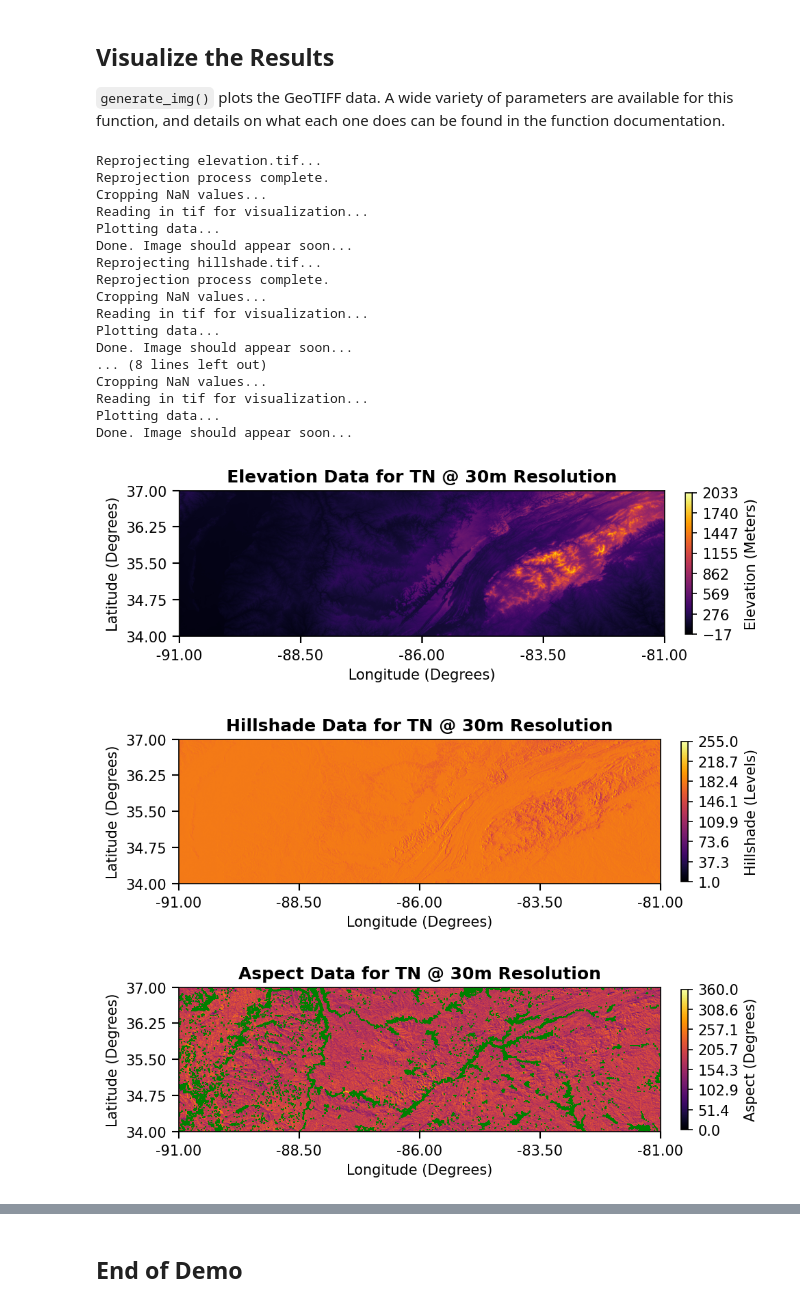
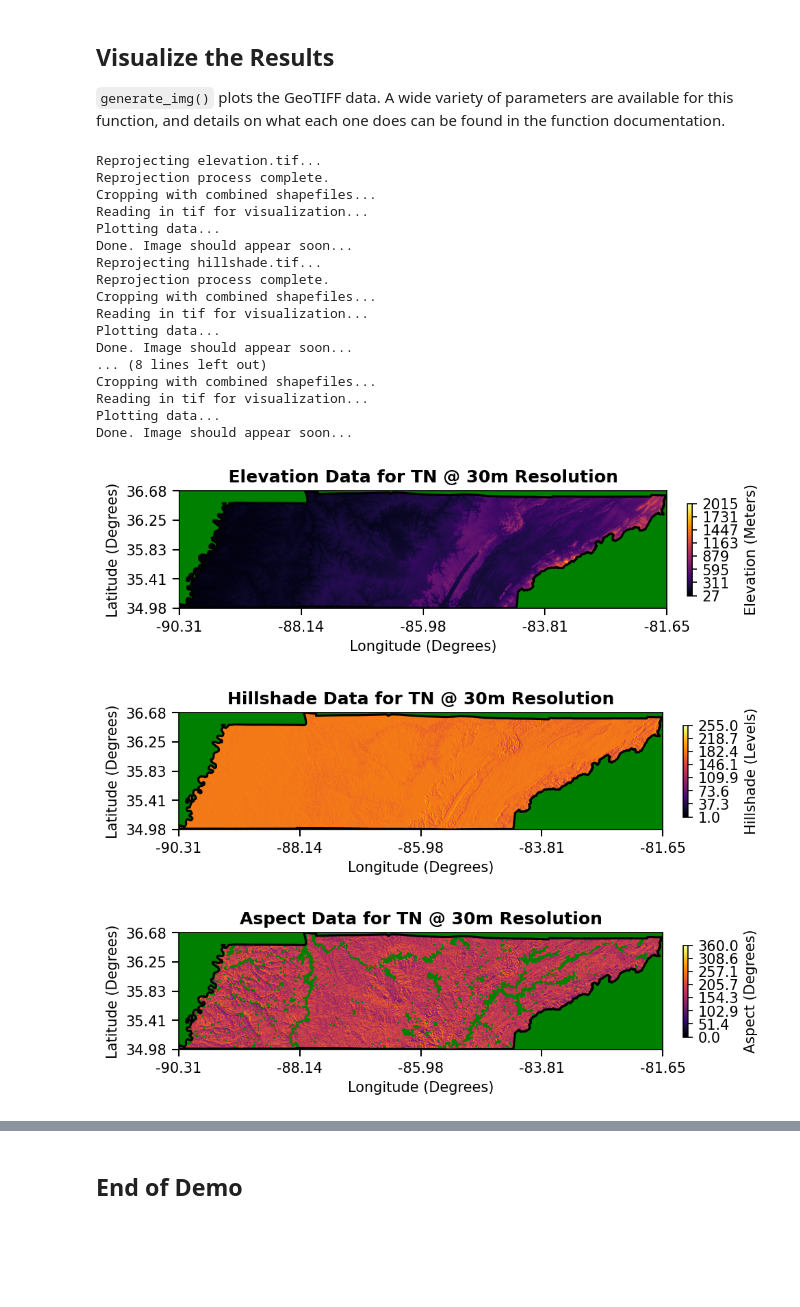
Before and after one commit to TauferLab/GEOtiled, a Jupyter notebook: demo/demo.ipynb, the cells around one changed output, grey strips where cells are left out. Saved outputs shown, nothing was run; the diff lists cells and outputs as text; code cells hidden in the pictures; blank space fills up the shorter version.

```diff
--- a/demo/demo.ipynb
+++ b/demo/demo.ipynb
@@ -38,7 +38,8 @@ In the following cell you may specify variables such as what data to download, t
 # %%
 download_list = 'download_urls'                                         # Name of file to store DEM download URLs
 bounding_box = {"xmin": -90.4,"ymin": 34.8,"xmax": -81.55,"ymax": 36.8} # Bounding box to use for DEM download
-shape_file = 'TN'                                                       # Shape file to use for DEM download and image cropping
+shape_file = ['TN']                                                     # Shape file to use for DEM download and image cropping
+params = ['all']                                                        # Comma-seperated list of parameters to compute, or 'all' to compute all
 num_tiles = 16                                                          # Number of tiles to split the DEM mosaic into
 
 data_folder = './geotiled_data/'                                        # Root folder where GEOtiled data will be stored
@@ -162,28 +164,28 @@ Mosaic process completed.
 `generate_img()` plots the GeoTIFF data. A wide variety of parameters are available for this function, and details on what each one does can be found in the function documentation.
 # %%
 # Create plots for all terrain parameters
-elev_img = geotiled.generate_img(tif='elevation', downsample=5, reproject_gcs=True, title="Elevation Data for TN @ 30m Resolution", zunit="Meter",  xyunit="Degree", ztype="Elevation")
-hill_img = geotiled.generate_img(tif='hillshade', downsample=5, reproject_gcs=True, title="Hillshade Data for TN @ 30m Resolution", zunit="Level",  xyunit="Degree", ztype="Hillshade")
-asp_img  = geotiled.generate_img(tif='aspect',    downsample=5, reproject_gcs=True, title="Aspect Data for TN @ 30m Resolution",    zunit="Degree", xyunit="Degree", ztype="Aspect")
-slp_img  = geotiled.generate_img(tif='slope',     downsample=5, reproject_gcs=True, title="Slope Data for TN @ 30m Resolution",     zunit="Degree", xyunit="Degree", ztype="Slope")
+elev_img = geotiled.generate_img(tif='elevation', downsample=5, shp_files=shape_file, crop_shp=True, reproject_gcs=True, title="Elevation Data for TN @ 30m Resolution", zunit="Meter",  xyunit="Degree", ztype="Elevation")
+hill_img = geotiled.generate_img(tif='hillshade', downsample=5, shp_files=shape_file, crop_shp=True, reproject_gcs=True, title="Hillshade Data for TN @ 30m Resolution", zunit="Level",  xyunit="Degree", ztype="Hillshade")
+asp_img  = geotiled.generate_img(tif='aspect',    downsample=5, shp_files=shape_file, crop_shp=True, reproject_gcs=True, title="Aspect Data for TN @ 30m Resolution",    zunit="Degree", xyunit="Degree", ztype="Aspect")
+slp_img  = geotiled.generate_img(tif='slope',     downsample=5, shp_files=shape_file, crop_shp=True, reproject_gcs=True, title="Slope Data for TN @ 30m Resolution",     zunit="Degree", xyunit="Degree", ztype="Slope")
 # %% [output]
 Reprojecting elevation.tif...
 Reprojection process complete.
-Cropping NaN values...
+Cropping with combined shapefiles...
 Reading in tif for visualization...
 Plotting data...
 Done. Image should appear soon...
 Reprojecting hillshade.tif...
 Reprojection process complete.
-Cropping NaN values...
+Cropping with combined shapefiles...
 Reading in tif for visualization...
 Plotting data...
 Done. Image should appear soon...
 ... (8 lines left out)
-Cropping NaN values...
+Cropping with combined shapefiles...
 Reading in tif for visualization...
 Plotting data...
 Done. Image should appear soon...
-[figure, old version]
+[figure, new version]
-[figure, old version]
+[figure, new version]
-[figure, old version]
+[figure, new version]
```
Also changed, not shown: parts of 4 cells of this notebook.
